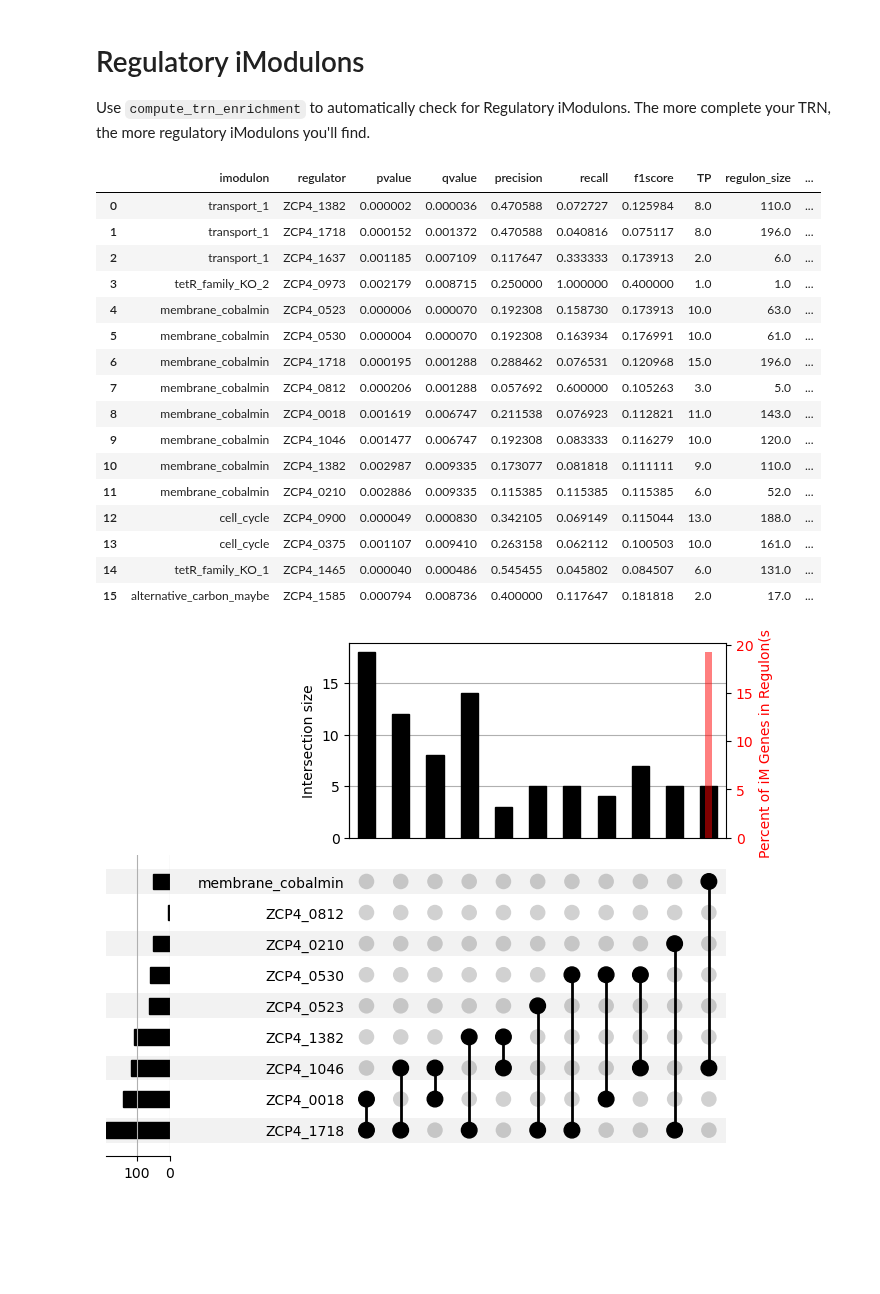
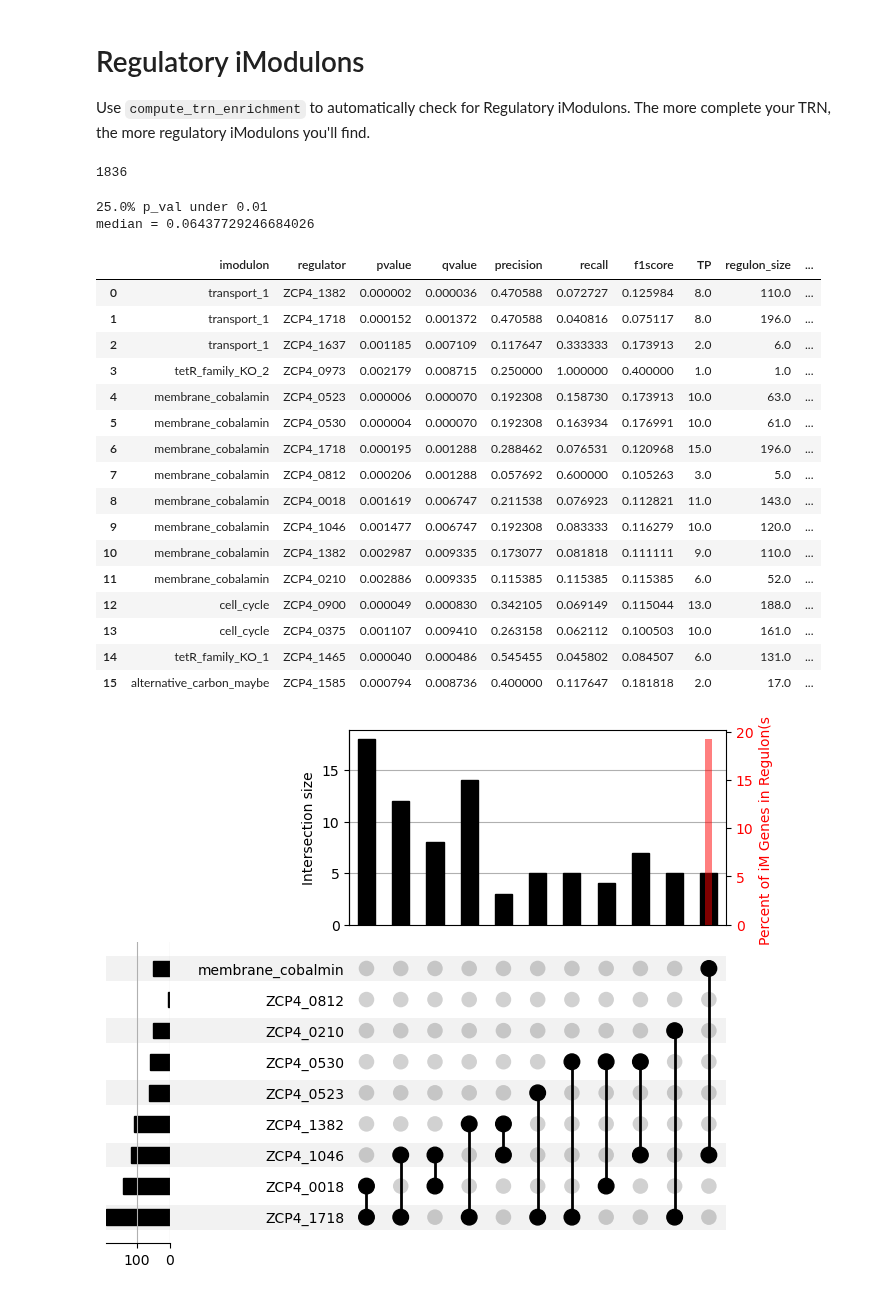
Before and after one commit to cristalzucsd/iModulonMiner, a Jupyter notebook: 5_characterize_iModulons/2_iModulon_characterization.ipynb, the cells around one changed output. Drawn from its saved outputs; the diff is of its cells as text; code cells hidden in the pictures; blank space fills up the shorter version.

```diff
--- a/5_characterize_iModulons/2_iModulon_characterization.ipynb
+++ b/5_characterize_iModulons/2_iModulon_characterization.ipynb
@@ -136,24 +161,62 @@ temp.to_csv('../data/processed_data/DAP_seq_iModulon_overlap.csv')
-# %%
-temp = ica_data.compute_trn_enrichment(fdr = .01)
-temp
-# %% [output]
-|  | imodulon | regulator | pvalue | qvalue | precision | recall | f1score | TP | regulon_size | ... |
-| 0 | transport_1 | ZCP4_1382 | 0.000002 | 0.000036 | 0.470588 | 0.072727 | 0.125984 | 8.0 | 110.0 | ... |
-| 1 | transport_1 | ZCP4_1718 | 0.000152 | 0.001372 | 0.470588 | 0.040816 | 0.075117 | 8.0 | 196.0 | ... |
-| 2 | transport_1 | ZCP4_1637 | 0.001185 | 0.007109 | 0.117647 | 0.333333 | 0.173913 | 2.0 | 6.0 | ... |
-| 3 | tetR_family_KO_2 | ZCP4_0973 | 0.002179 | 0.008715 | 0.250000 | 1.000000 | 0.400000 | 1.0 | 1.0 | ... |
-| 4 | membrane_cobalmin | ZCP4_0523 | 0.000006 | 0.000070 | 0.192308 | 0.158730 | 0.173913 | 10.0 | 63.0 | ... |
-| 5 | membrane_cobalmin | ZCP4_0530 | 0.000004 | 0.000070 | 0.192308 | 0.163934 | 0.176991 | 10.0 | 61.0 | ... |
-| 6 | membrane_cobalmin | ZCP4_1718 | 0.000195 | 0.001288 | 0.288462 | 0.076531 | 0.120968 | 15.0 | 196.0 | ... |
-| 7 | membrane_cobalmin | ZCP4_0812 | 0.000206 | 0.001288 | 0.057692 | 0.600000 | 0.105263 | 3.0 | 5.0 | ... |
-| 8 | membrane_cobalmin | ZCP4_0018 | 0.001619 | 0.006747 | 0.211538 | 0.076923 | 0.112821 | 11.0 | 143.0 | ... |
-| 9 | membrane_cobalmin | ZCP4_1046 | 0.001477 | 0.006747 | 0.192308 | 0.083333 | 0.116279 | 10.0 | 120.0 | ... |
-| 10 | membrane_cobalmin | ZCP4_1382 | 0.002987 | 0.009335 | 0.173077 | 0.081818 | 0.111111 | 9.0 | 110.0 | ... |
-| 11 | membrane_cobalmin | ZCP4_0210 | 0.002886 | 0.009335 | 0.115385 | 0.115385 | 0.115385 | 6.0 | 52.0 | ... |
-| 12 | cell_cycle | ZCP4_0900 | 0.000049 | 0.000830 | 0.342105 | 0.069149 | 0.115044 | 13.0 | 188.0 | ... |
-| 13 | cell_cycle | ZCP4_0375 | 0.001107 | 0.009410 | 0.263158 | 0.062112 | 0.100503 | 10.0 | 161.0 | ... |
-| 14 | tetR_family_KO_1 | ZCP4_1465 | 0.000040 | 0.000486 | 0.545455 | 0.045802 | 0.084507 | 6.0 | 131.0 | ... |
-| 15 | alternative_carbon_maybe | ZCP4_1585 | 0.000794 | 0.008736 | 0.400000 | 0.117647 | 0.181818 | 2.0 | 17.0 | ... |
+# %%
+len(ica_data.gene_table)
+# %% [output]
+1836
+# %%
+temp = ica_data.compute_trn_enrichment(fdr = 1)
+new_vals = []
+for index, row in temp.iterrows():
+    regulator = row['regulator']#'ZCP4_1382'
+    iModulon = row['imodulon']#'transport_1'
+    reg_genes = set(ica_data.trn[ica_data.trn['regulator'] == regulator].gene_id)
+    iM_genes = set(ica_data.view_imodulon(iModulon).index)
+    odds_ratio, p_value = fisher_test_sets(reg_genes, iM_genes, len(ica_data.gene_table))
+    new_vals.append(p_value)
+temp['fisher_p_value'] = new_vals
+temp.to_csv('../data/processed_data/DAP_seq_iModulon_overlap.csv')
+# %%
+best_vals = []
+for iM, df in temp.groupby('imodulon'):
+    if 'SG_' in iM: continue
+    best_p_val = min(df['fisher_p_value'])
+    best_vals.append(best_p_val)
+pct = [val < 0.01 for val in best_vals].count(True) / len(best_vals)
+print(str(100*pct)+'% p_val under 0.01')
+print('median = ', end = '')
+print(np.median(best_vals))
+# %% [output]
+25.0% p_val under 0.01
+median = 0.06437729246684026
+# %%
+temp = ica_data.compute_trn_enrichment(fdr = .01)
+new_vals = []
+for index, row in temp.iterrows():
+    regulator = row['regulator']#'ZCP4_1382'
+    iModulon = row['imodulon']#'transport_1'
+    reg_genes = set(ica_data.trn[ica_data.trn['regulator'] == regulator].gene_id)
+    iM_genes = set(ica_data.view_imodulon(iModulon).index)
+    odds_ratio, p_value = fisher_test_sets(reg_genes, iM_genes, len(ica_data.gene_table))
+    new_vals.append(p_value)
+temp['fisher_p_value'] = new_vals
+temp
+# %% [output]
+|  | imodulon | regulator | pvalue | qvalue | precision | recall | f1score | TP | regulon_size | ... |
+| 0 | transport_1 | ZCP4_1382 | 0.000002 | 0.000036 | 0.470588 | 0.072727 | 0.125984 | 8.0 | 110.0 | ... |
+| 1 | transport_1 | ZCP4_1718 | 0.000152 | 0.001372 | 0.470588 | 0.040816 | 0.075117 | 8.0 | 196.0 | ... |
+| 2 | transport_1 | ZCP4_1637 | 0.001185 | 0.007109 | 0.117647 | 0.333333 | 0.173913 | 2.0 | 6.0 | ... |
+| 3 | tetR_family_KO_2 | ZCP4_0973 | 0.002179 | 0.008715 | 0.250000 | 1.000000 | 0.400000 | 1.0 | 1.0 | ... |
+| 4 | membrane_cobalamin | ZCP4_0523 | 0.000006 | 0.000070 | 0.192308 | 0.158730 | 0.173913 | 10.0 | 63.0 | ... |
+| 5 | membrane_cobalamin | ZCP4_0530 | 0.000004 | 0.000070 | 0.192308 | 0.163934 | 0.176991 | 10.0 | 61.0 | ... |
+| 6 | membrane_cobalamin | ZCP4_1718 | 0.000195 | 0.001288 | 0.288462 | 0.076531 | 0.120968 | 15.0 | 196.0 | ... |
+| 7 | membrane_cobalamin | ZCP4_0812 | 0.000206 | 0.001288 | 0.057692 | 0.600000 | 0.105263 | 3.0 | 5.0 | ... |
+| 8 | membrane_cobalamin | ZCP4_0018 | 0.001619 | 0.006747 | 0.211538 | 0.076923 | 0.112821 | 11.0 | 143.0 | ... |
+| 9 | membrane_cobalamin | ZCP4_1046 | 0.001477 | 0.006747 | 0.192308 | 0.083333 | 0.116279 | 10.0 | 120.0 | ... |
+| 10 | membrane_cobalamin | ZCP4_1382 | 0.002987 | 0.009335 | 0.173077 | 0.081818 | 0.111111 | 9.0 | 110.0 | ... |
+| 11 | membrane_cobalamin | ZCP4_0210 | 0.002886 | 0.009335 | 0.115385 | 0.115385 | 0.115385 | 6.0 | 52.0 | ... |
+| 12 | cell_cycle | ZCP4_0900 | 0.000049 | 0.000830 | 0.342105 | 0.069149 | 0.115044 | 13.0 | 188.0 | ... |
+| 13 | cell_cycle | ZCP4_0375 | 0.001107 | 0.009410 | 0.263158 | 0.062112 | 0.100503 | 10.0 | 161.0 | ... |
+| 14 | tetR_family_KO_1 | ZCP4_1465 | 0.000040 | 0.000486 | 0.545455 | 0.045802 | 0.084507 | 6.0 | 131.0 | ... |
+| 15 | alternative_carbon_maybe | ZCP4_1585 | 0.000794 | 0.008736 | 0.400000 | 0.117647 | 0.181818 | 2.0 | 17.0 | ... |
 # %%
 # selection
 iM = 'membrane_cobalmin'
```
Also changed, not shown: parts of 9 cells of this notebook, 6 other files.
